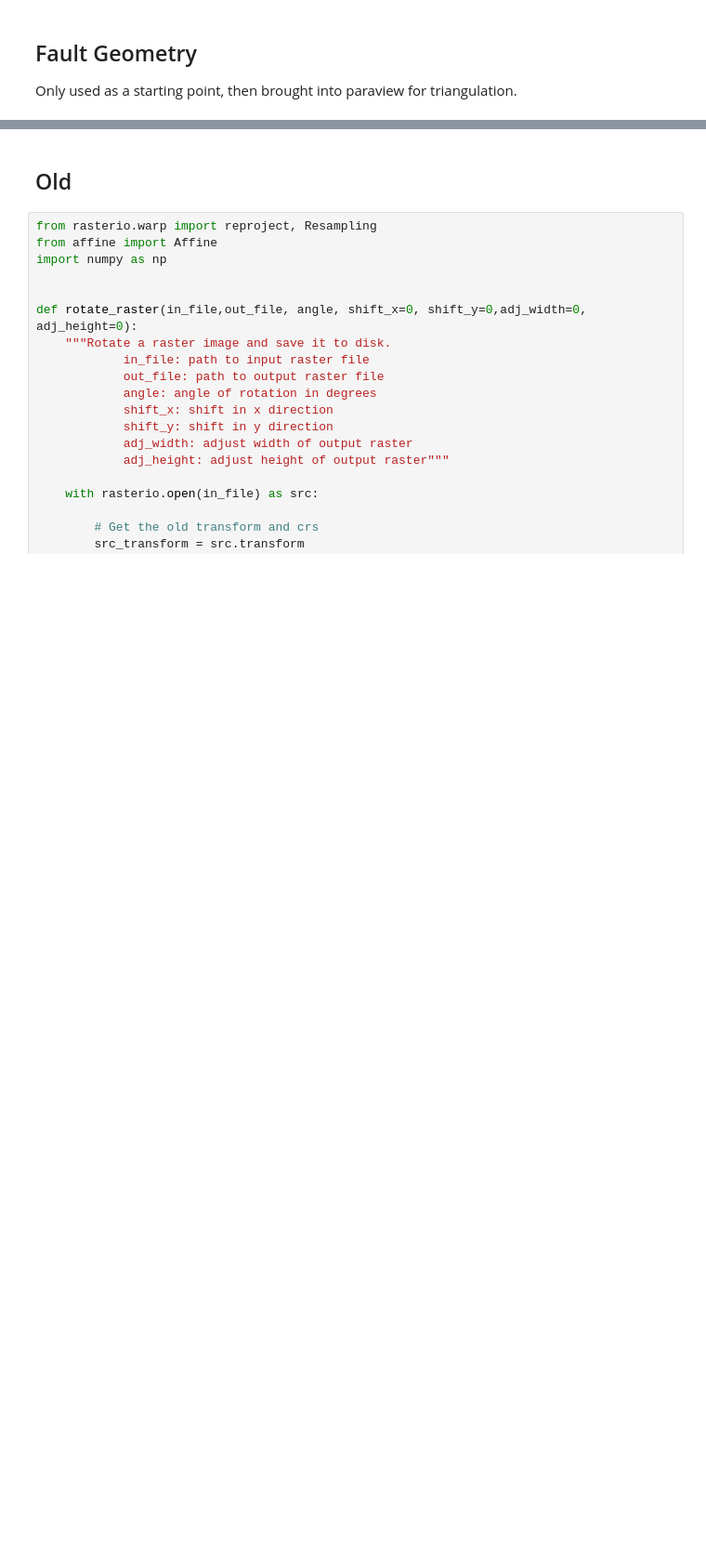
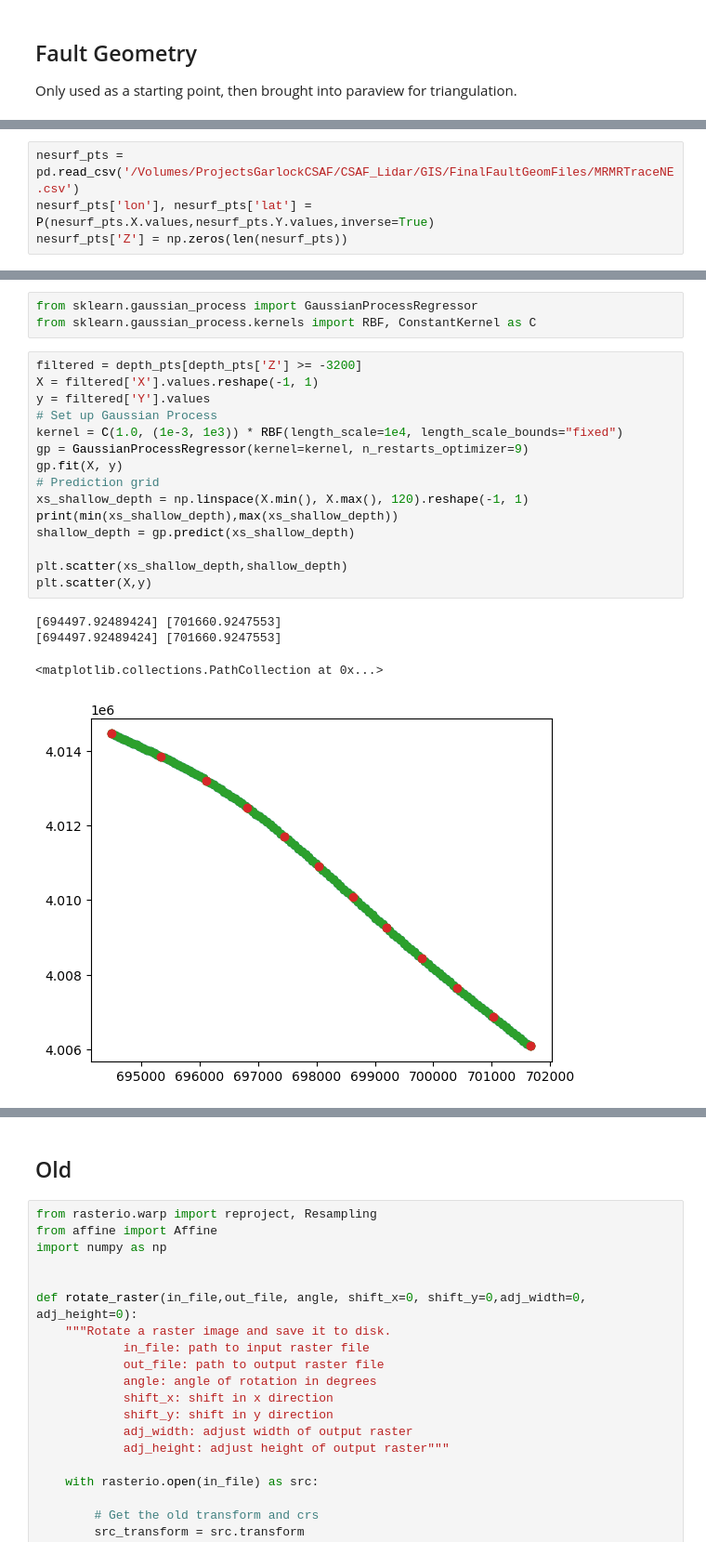
Before and after one commit to cehanagan/ImageryResources, a Jupyter notebook: Notebooks/LidarDifferencing.ipynb, the cells around one changed output, grey strips where cells are left out. Shown at 93% size. Drawn from its saved outputs; the diff is of its cells as text; blank space fills up the shorter version.

```diff
--- a/Notebooks/LidarDifferencing.ipynb
+++ b/Notebooks/LidarDifferencing.ipynb
@@ -405,0 +504,4 @@ plt.scatter(surfdf1.X,surfdf1.Y)
+# %%
+nesurf_pts = pd.read_csv('/Volumes/ProjectsGarlockCSAF/CSAF_Lidar/GIS/FinalFaultGeomFiles/MRMRTraceNE.csv')
+nesurf_pts['lon'], nesurf_pts['lat'] = P(nesurf_pts.X.values,nesurf_pts.Y.values,inverse=True)
+nesurf_pts['Z'] = np.zeros(len(nesurf_pts))
@@ -405,0 +521,23 @@ plt.scatter(surfdf1.X,surfdf1.Y)
+# %%
+from sklearn.gaussian_process import GaussianProcessRegressor
+from sklearn.gaussian_process.kernels import RBF, ConstantKernel as C
+# %%
+filtered = depth_pts[depth_pts['Z'] >= -3200]
+X = filtered['X'].values.reshape(-1, 1)
+y = filtered['Y'].values
+# Set up Gaussian Process
+kernel = C(1.0, (1e-3, 1e3)) * RBF(length_scale=1e4, length_scale_bounds="fixed")
+gp = GaussianProcessRegressor(kernel=kernel, n_restarts_optimizer=9)
+gp.fit(X, y)
+# Prediction grid
+xs_shallow_depth = np.linspace(X.min(), X.max(), 120).reshape(-1, 1)
+print(min(xs_shallow_depth),max(xs_shallow_depth))
+shallow_depth = gp.predict(xs_shallow_depth)
+
+plt.scatter(xs_shallow_depth,shallow_depth)
+plt.scatter(X,y)
+# %% [output]
+[694497.92489424] [701660.9247553]
+[694497.92489424] [701660.9247553]
+<matplotlib.collections.PathCollection at 0x...>
+[figure, added]
```
Also changed, not shown: parts of 35 cells of this notebook, 9 other files.
